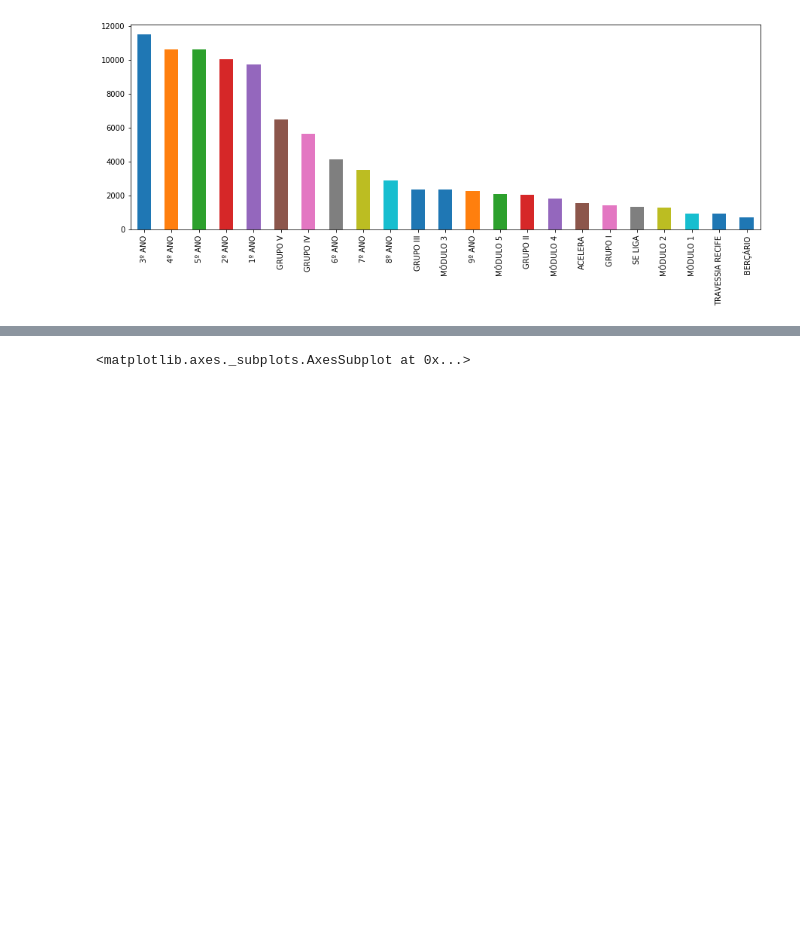
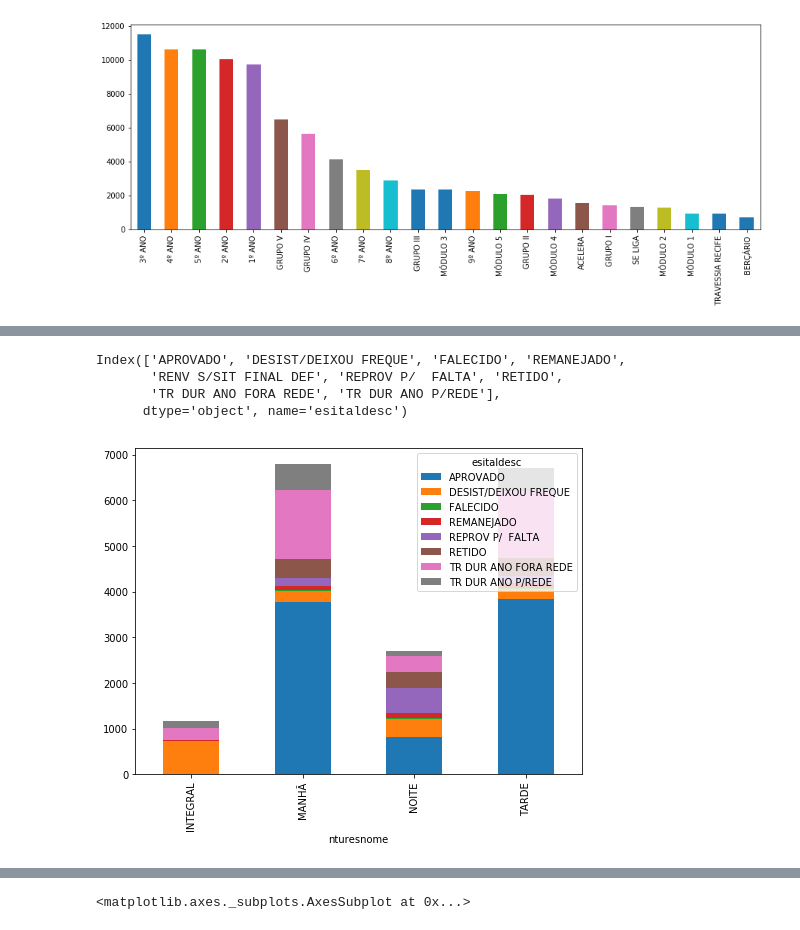
Before and after one commit to jailson-dias/DataScience2018, a Jupyter notebook: Projeto.ipynb, the cells around one changed output, grey strips where cells are left out. Saved outputs shown, nothing was run; the diff lists cells and outputs as text; code cells hidden in the pictures; blank space fills up the shorter version.

```diff
--- a/Projeto.ipynb
+++ b/Projeto.ipynb
@@ -212 +198,23 @@ Name: nmodennome, dtype: int64
+# %%
+# data_set.nmodennome.value_counts().plot.bar(figsize=(4,3))
+# data_set.nmodennome.value_counts()
+# aa = data_set.groupby(['RPA', 'esitaldesc']).RPA.count()
+
+df2 = data_set.groupby(['esitaldesc','nturesnome'])['nturesnome'].count().unstack('esitaldesc').fillna(0)
+# df2 = df.groupby(['Name', 'Abuse/NFF'])['Name'].count().unstack('Abuse/NFF').fillna(0)
+df2[['APROVADO', 'DESIST/DEIXOU FREQUE', 'FALECIDO', 'REMANEJADO', 'REPROV P/  FALTA', 'RETIDO',
+       'TR DUR ANO FORA REDE', 'TR DUR ANO P/REDE']].plot(kind='bar', stacked=True, figsize=(8,6))
+df2.columns
+
+
+
+# data_set.columns
+# aa.to_csv('teste.csv')
+# aa.plot.bar(figsize=(15,4), stacked=True)
+# %% [output]
+Index(['APROVADO', 'DESIST/DEIXOU FREQUE', 'FALECIDO', 'REMANEJADO',
+       'RENV S/SIT FINAL DEF', 'REPROV P/  FALTA', 'RETIDO',
+       'TR DUR ANO FORA REDE', 'TR DUR ANO P/REDE'],
+      dtype='object', name='esitaldesc')
+[figure, added]
 # %%
```
Also changed, not shown: parts of 25 cells of this notebook, 2 other files.
